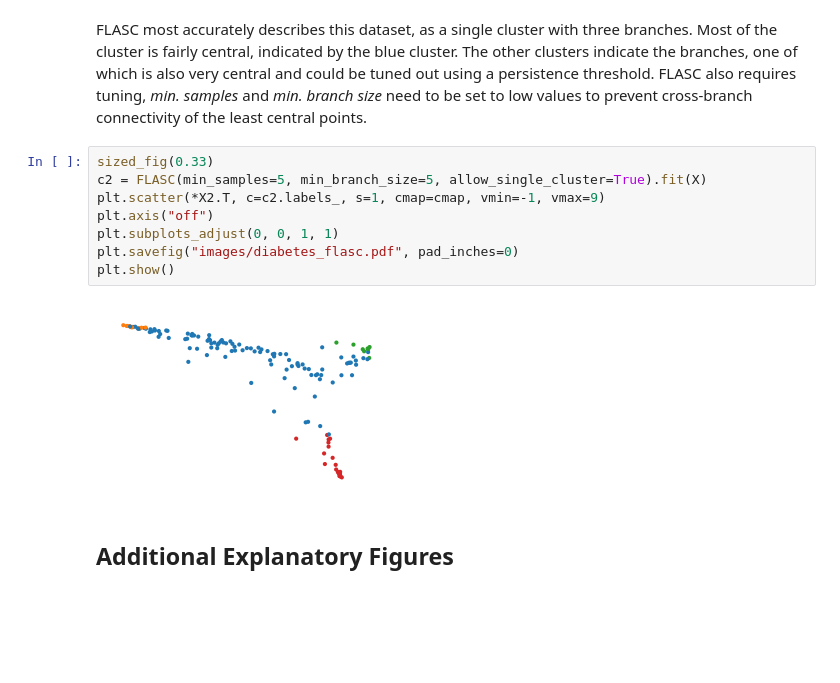
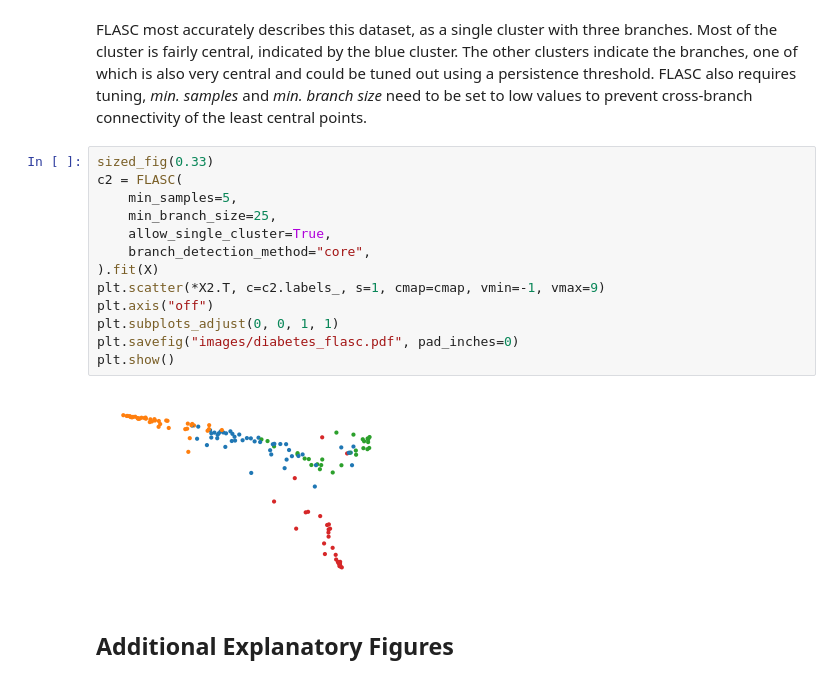
Before and after one commit to vda-lab/biperscan, a Jupyter notebook: notebooks/Diabetes_Bifiltration.ipynb, the cells around one changed output. Cells and saved outputs as stored; diff of their text form; blank space fills up the shorter version.

```diff
--- a/notebooks/Diabetes_Bifiltration.ipynb
+++ b/notebooks/Diabetes_Bifiltration.ipynb
@@ -118,14 +118,19 @@ could be tuned out using a persistence threshold. FLASC also requires tuning,
 cross-branch connectivity of the least central points.
 # %%
 sized_fig(0.33)
-c2 = FLASC(min_samples=5, min_branch_size=5, allow_single_cluster=True).fit(X)
+c2 = FLASC(
+    min_samples=5,
+    min_branch_size=25,
+    allow_single_cluster=True,
+    branch_detection_method="core",
+).fit(X)
 plt.scatter(*X2.T, c=c2.labels_, s=1, cmap=cmap, vmin=-1, vmax=9)
 plt.axis("off")
 plt.subplots_adjust(0, 0, 1, 1)
 plt.savefig("images/diabetes_flasc.pdf", pad_inches=0)
 plt.show()
 # %% [output]
-[figure, old version]
+[figure, new version]
 # %% [markdown]
 ## Additional Explanatory Figures
 # %% [markdown]
```
Also changed, not shown: parts of 1 cell of this notebook, 19 other files.
